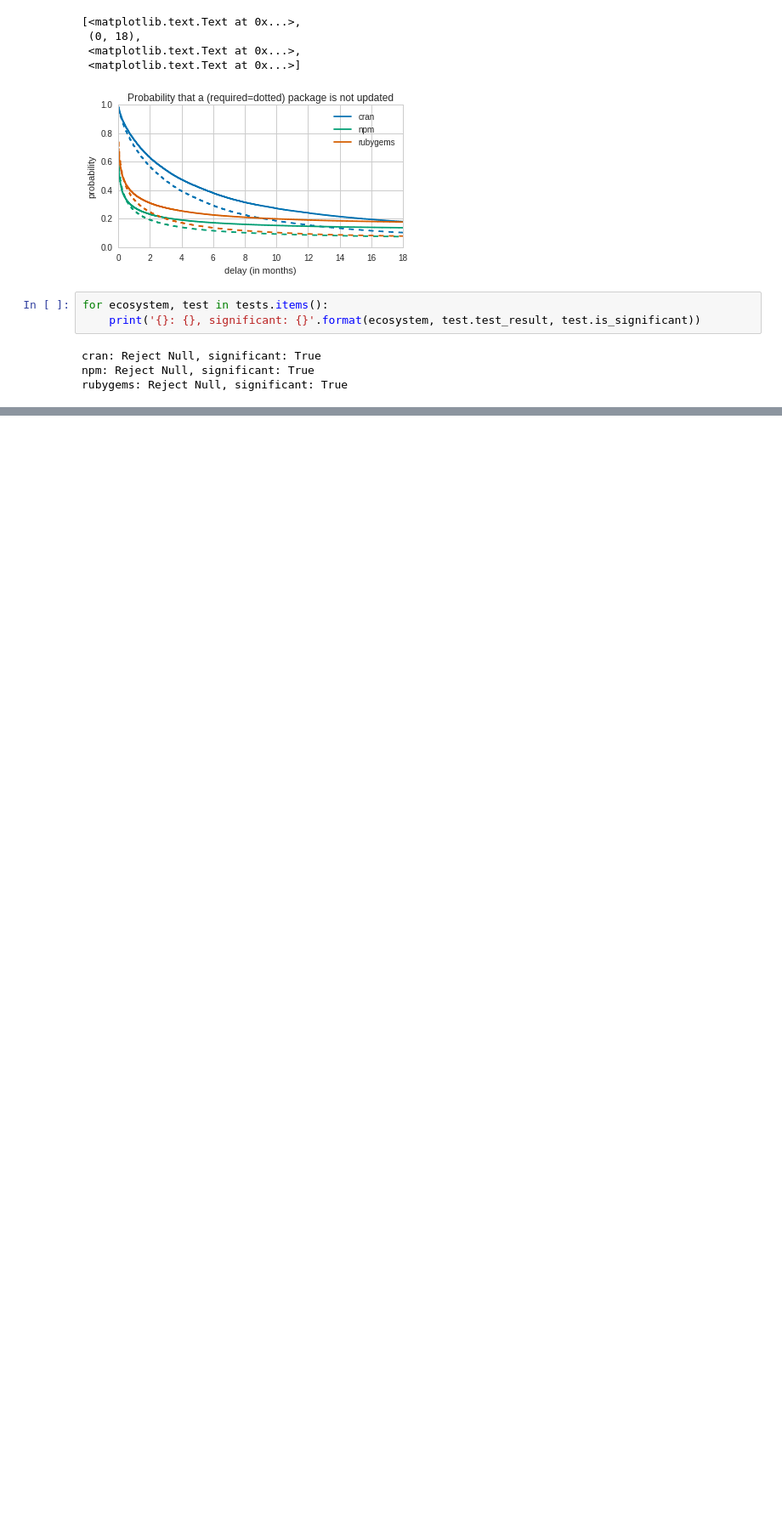
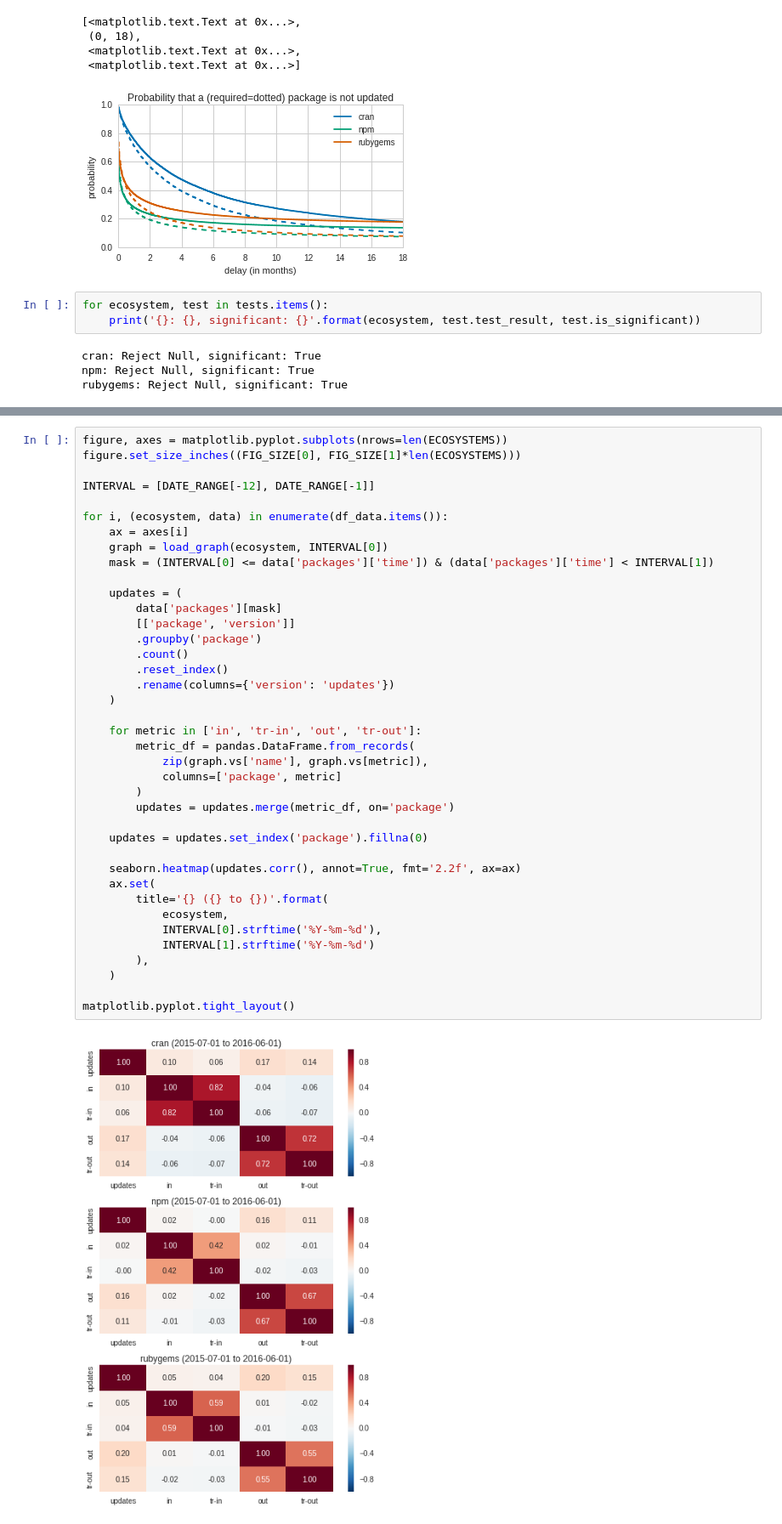
Before and after one commit to AlexandreDecan/ecos-emse, a Jupyter notebook: notebooks/Ecosystem activity.ipynb, the cells around one changed output, grey strips where cells are left out. Shown at 85% size. Saved outputs shown, nothing was run; the diff lists cells and outputs as text; blank space fills up the shorter version.

```diff
--- a/notebooks/Ecosystem activity.ipynb
+++ b/notebooks/Ecosystem activity.ipynb
@@ -319,0 +323,41 @@ rubygems: Reject Null, significant: True
+# %%
+figure, axes = matplotlib.pyplot.subplots(nrows=len(ECOSYSTEMS))
+figure.set_size_inches((FIG_SIZE[0], FIG_SIZE[1]*len(ECOSYSTEMS)))
+
+INTERVAL = [DATE_RANGE[-12], DATE_RANGE[-1]]
+
+for i, (ecosystem, data) in enumerate(df_data.items()):
+    ax = axes[i]
+    graph = load_graph(ecosystem, INTERVAL[0])
+    mask = (INTERVAL[0] <= data['packages']['time']) & (data['packages']['time'] < INTERVAL[1])
+
+    updates = (
+        data['packages'][mask]
+        [['package', 'version']]
+        .groupby('package')
+        .count()
+        .reset_index()
+        .rename(columns={'version': 'updates'})
+    )
+
+    for metric in ['in', 'tr-in', 'out', 'tr-out']:
+        metric_df = pandas.DataFrame.from_records(
+            zip(graph.vs['name'], graph.vs[metric]),
+            columns=['package', metric]
+        )
+        updates = updates.merge(metric_df, on='package')
+
+    updates = updates.set_index('package').fillna(0)
+
+    seaborn.heatmap(updates.corr(), annot=True, fmt='2.2f', ax=ax)
+    ax.set(
+        title='{} ({} to {})'.format(
+            ecosystem,
+            INTERVAL[0].strftime('%Y-%m-%d'),
+            INTERVAL[1].strftime('%Y-%m-%d')
+        ),
+    )
+
+matplotlib.pyplot.tight_layout()
+# %% [output]
+[figure, added]
```
Also changed, not shown: parts of 7 cells of this notebook.
